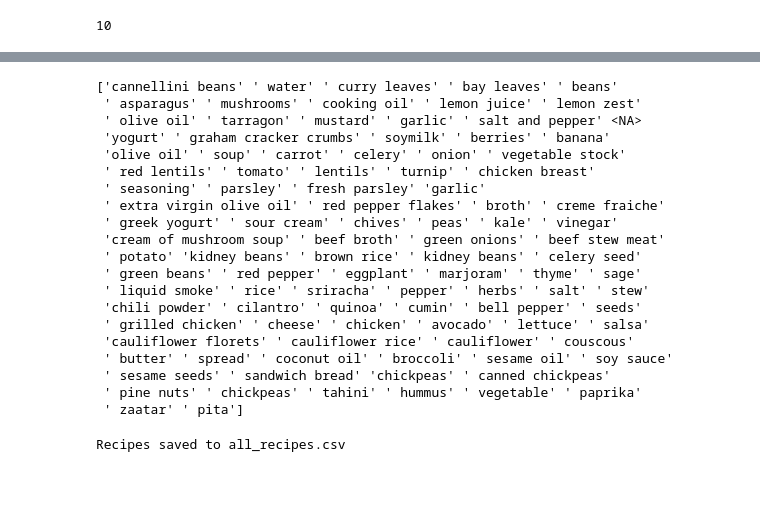
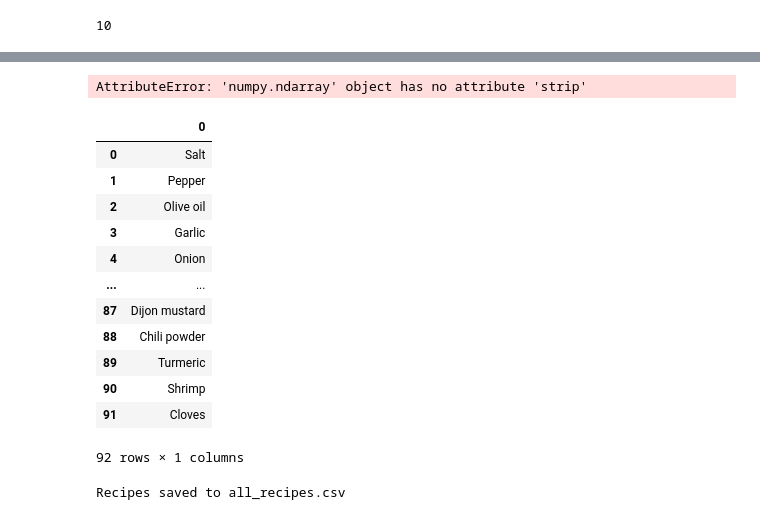
Before and after one commit to ebadakhter/ADS-509-Group-1-Final-Project, a Jupyter notebook: ads509_recipes_scraper-edamam.ipynb, the cells around one changed output, grey strips where cells are left out. Drawn from its saved outputs; the diff is of its cells as text; code cells hidden in the pictures; blank space fills up the shorter version.

```diff
--- a/ads509_recipes_scraper-edamam.ipynb
+++ b/ads509_recipes_scraper-edamam.ipynb
@@ -208,29 +220,42 @@ all_ingredients = df_expanded.values.ravel()
 # Find unique values
 unique_ingredients = pd.unique(all_ingredients)
 
+ingredients_without_spaces = [unique_ingredients.strip() for ingredients in unique_ingredients]
 # Print unique ingredients
 print(unique_ingredients)
 # %% [output]
-['cannellini beans' ' water' ' curry leaves' ' bay leaves' ' beans'
- ' asparagus' ' mushrooms' ' cooking oil' ' lemon juice' ' lemon zest'
- ' olive oil' ' tarragon' ' mustard' ' garlic' ' salt and pepper' <NA>
- 'yogurt' ' graham cracker crumbs' ' soymilk' ' berries' ' banana'
- 'olive oil' ' soup' ' carrot' ' celery' ' onion' ' vegetable stock'
- ' red lentils' ' tomato' ' lentils' ' turnip' ' chicken breast'
- ' seasoning' ' parsley' ' fresh parsley' 'garlic'
- ' extra virgin olive oil' ' red pepper flakes' ' broth' ' creme fraiche'
- ' greek yogurt' ' sour cream' ' chives' ' peas' ' kale' ' vinegar'
- 'cream of mushroom soup' ' beef broth' ' green onions' ' beef stew meat'
- ' potato' 'kidney beans' ' brown rice' ' kidney beans' ' celery seed'
- ' green beans' ' red pepper' ' eggplant' ' marjoram' ' thyme' ' sage'
- ' liquid smoke' ' rice' ' sriracha' ' pepper' ' herbs' ' salt' ' stew'
- 'chili powder' ' cilantro' ' quinoa' ' cumin' ' bell pepper' ' seeds'
- ' grilled chicken' ' cheese' ' chicken' ' avocado' ' lettuce' ' salsa'
- 'cauliflower florets' ' cauliflower rice' ' cauliflower' ' couscous'
- ' butter' ' spread' ' coconut oil' ' broccoli' ' sesame oil' ' soy sauce'
- ' sesame seeds' ' sandwich bread' 'chickpeas' ' canned chickpeas'
- ' pine nuts' ' chickpeas' ' tahini' ' hummus' ' vegetable' ' paprika'
- ' zaatar' ' pita']
+AttributeError: 'numpy.ndarray' object has no attribute 'strip'
+# %%
+unique_ingredients = pd.DataFrame(['Salt', 'Pepper', 'Olive oil', 'Garlic', 'Onion', 'Tomato', 'Chicken', 'Beef',
+                                   'Pasta', 'Rice', 'Eggs', 'Milk', 'Butter', 'Flour', 'Sugar', 'Baking powder',
+                                   'Baking soda', 'Cumin', 'Coriander', 'Paprika', 'Thyme', 'Rosemary', 'Bay leaves',
+                                    'Cinnamon', 'Nutmeg', 'Ginger', 'Soy sauce', 'Fish sauce', 'Worcestershire sauce',
+                                    'Vinegar', 'Mustard', 'Ketchup', 'Mayonnaise', 'Hot sauce', 'Honey', 'Maple syrup',
+                                    'Lemon', 'Lime', 'Cilantro', 'Basil', 'Parsley', 'Dill', 'Chives', 'Parmesan cheese',
+                                    'Cheddar cheese', 'Mozzarella cheese', 'Feta cheese', 'Yogurt', 'Sour cream', 'Heavy cream',
+                                    'Tomato sauce', 'Canned tomatoes', 'Broth (chicken or vegetable)', 'Beans', 'Lentils',
+                                    'Quinoa', 'Potatoes', 'Carrots', 'Bell peppers', 'Zucchini', 'Spinach', 'Broccoli',
+                                    'Cauliflower', 'Mushrooms', 'Green beans', 'Avocado', 'Corn', 'Peas', 'Oats', 'Peanut butter',
+                                    'Almonds', 'Walnuts', 'Sesame seeds', 'Sunflower seeds', 'Canned tuna', 'Canned salmon',
+                                    'Salmon fillets', 'Ground turkey', 'Ground pork', 'Sausages', 'Tofu', 'Canned chickpeas',
+                                    'Coconut milk', 'Curry paste', 'Sesame oil', 'Red wine vinegar', 'White wine vinegar',
+                                    'Dijon mustard', 'Chili powder', 'Turmeric', 'Shrimp', 'Cloves'])
+
+unique_ingredients
+# %% [output]
+|  | 0 |
+| 0 | Salt |
+| 1 | Pepper |
+| 2 | Olive oil |
+| 3 | Garlic |
+| 4 | Onion |
+| ... | ... |
+| 87 | Dijon mustard |
+| 88 | Chili powder |
+| 89 | Turmeric |
+| 90 | Shrimp |
+| 91 | Cloves |
+92 rows × 1 columns
 # %%
 import requests
 import csv
```
Also changed, not shown: parts of 4 cells of this notebook, 2 other files.
